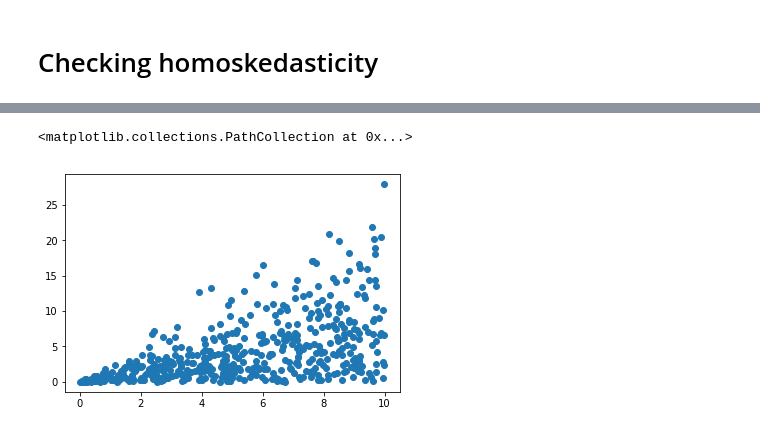
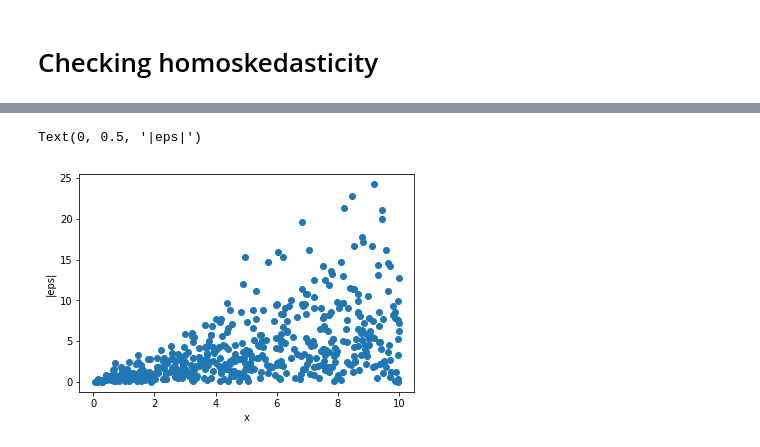
Before and after one commit to orie3120/orie3120-sp2020, a Jupyter notebook: demos/test-assumptions.ipynb, the cells around one changed output, grey strips where cells are left out. Saved outputs shown, nothing was run; the diff lists cells and outputs as text; code cells hidden in the pictures.

```diff
--- a/demos/test-assumptions.ipynb
+++ b/demos/test-assumptions.ipynb
@@ -342,11 +344,13 @@ plt.scatter(x,np.abs(model.resid))
 # %%
 # heteroskedstic: no relation between x and absolute residual
 n=500
 x = 10*rand(n)
 eps = x*randn(n) # variance of noise depends on x
 y = x + eps
 model = sm.OLS(y,x).fit()
 plt.scatter(x,np.abs(model.resid))
+plt.xlabel('x')
+plt.ylabel('|eps|')
 # %% [output]
-<matplotlib.collections.PathCollection at 0x...>
+Text(0, 0.5, '|eps|')
-[figure, old version]
+[figure, new version]
```
Also changed, not shown: parts of 15 cells of this notebook, 11 other files.
